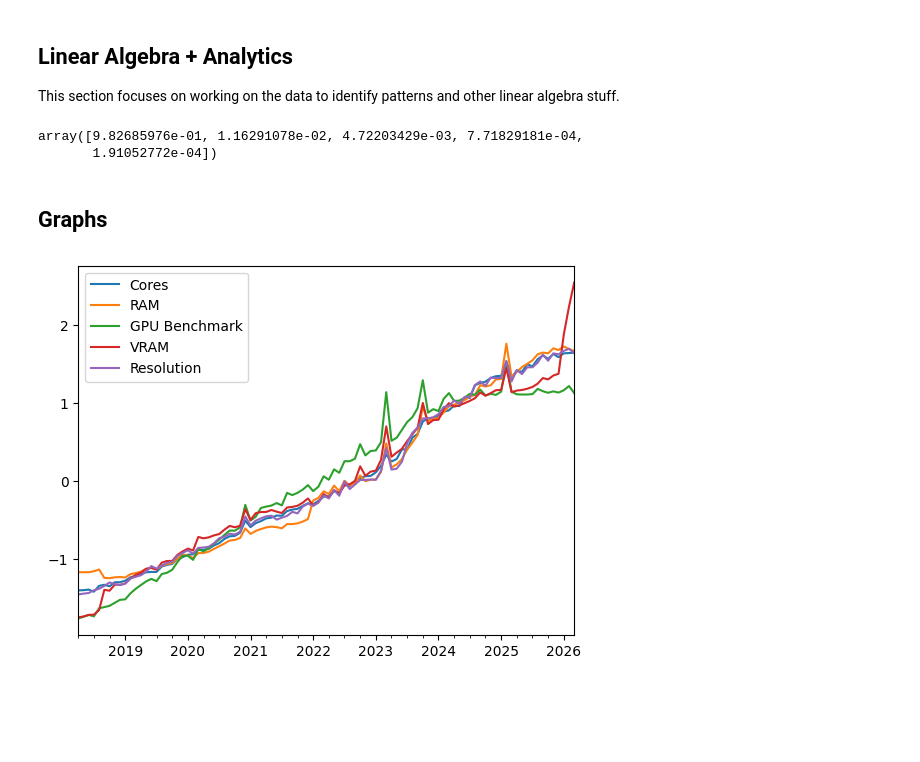
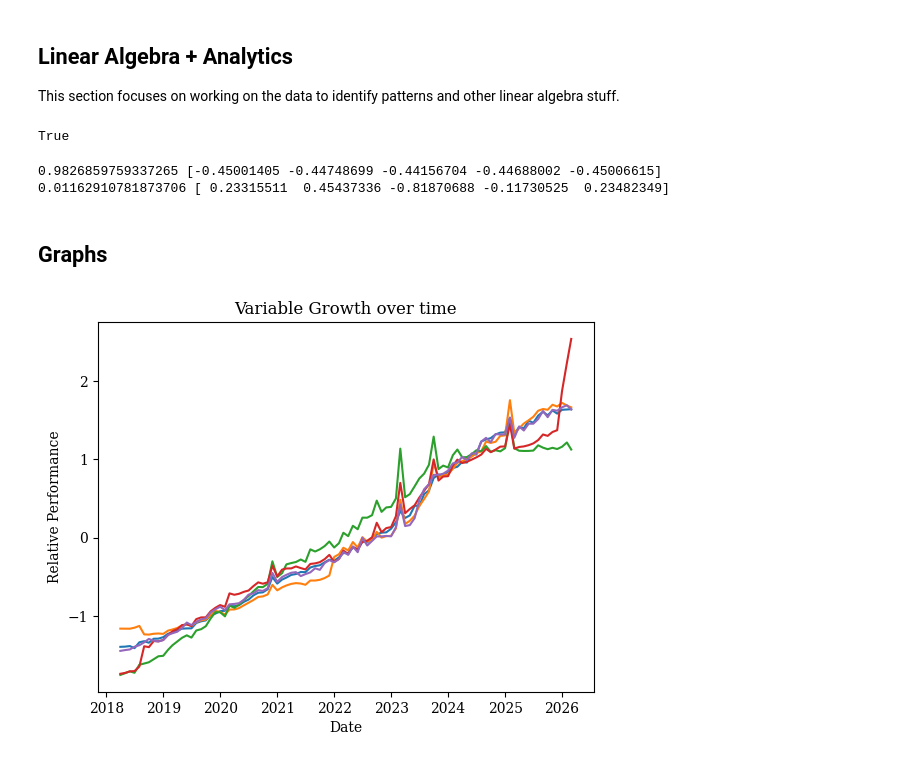
Before and after one commit to PiotrWey/SteamHWSAnalysis, a Jupyter notebook: analysis.ipynb, the cells around one changed output. Saved outputs shown, nothing was run; the diff lists cells and outputs as text; code cells hidden in the pictures; blank space fills up the shorter version.

Commit message:
add graphs

```diff
--- a/analysis.ipynb
+++ b/analysis.ipynb
@@ -240,37 +240,65 @@ X_std = ((matrix_df - matrix_df.mean()) / matrix_df.std()).values
 ## Linear Algebra + Analytics
 This section focuses on working on the data to identify patterns and other linear algebra stuff.
 # %%
-from scipy.linalg import eigh, svd
+from scipy.linalg import eigh
+
+# build covariance matrix
+C = np.cov(X_std, rowvar=False)
 
 # compute eigenvalues + eigenvectors from covariance matrix
-eigvals, eigvecs = eigh(np.cov(X_std, rowvar=False))
+eigvals, eigvecs = eigh(C)
 
-idx = np.argsort(eigvals)[::-1]
+# verify the diagonalisation performed in eigh(C)
+P = eigvecs
+D = np.diag(eigvals)
+P_inv = np.linalg.inv(P)
 
-eigvals = eigvals[idx]
-eigvecs = eigvecs[:, idx]
-
-eigvecs[:, 2]
-
-eigvecs.T
-
-eigvals / eigvals.sum()
+# verify that C = PDP^{-1}
+np.allclose(C, P @ D @ P_inv)
 # %% [output]
-array([9.82685976e-01, 1.16291078e-02, 4.72203429e-03, 7.71829181e-04,
-       1.91052772e-04])
+True
+# %%
+# sort the eigen{values,vectors} by eigenvalues
+idx = np.argsort(eigvals)[::-1]
+
+eigvals = eigvals[idx]
+eigvecs = eigvecs[:, idx]
+
+# explains which eigenvector explains what proportion of variation
+variance_explanation = eigvals / eigvals.sum()
+
+# display PC1 coefficients
+print(variance_explanation[0], eigvecs[:, 0])
+print(variance_explanation[1], eigvecs[:, 1])
+
+# project data onto PCA coeffs1
+X_pca = X_std @ eigvecs[:, :2]
+# %% [output]
+0.9826859759337265 [-0.45001405 -0.44748699 -0.44156704 -0.44688002 -0.45006615]
+0.01162910781873706 [ 0.23315511  0.45437336 -0.81870688 -0.11730525  0.23482349]
 # %% [markdown]
 ## Graphs
 # %%
 # generate some graphs of the data
 from dateutil.relativedelta import relativedelta
+import matplotlib as mpl
+from matplotlib import pyplot
+
+mpl.rcParams["font.family"] = "serif"
 
 std_df = pd.DataFrame(
   X_std,
   columns = ["Cores", "RAM", "GPU Benchmark", "VRAM", "Resolution"]
 )
 
 std_df.index = [ dt.datetime(2018, 4, 1) + relativedelta(months=i) for i in range(96) ]
 
-plot = std_df.plot()
+fig, ax = pyplot.subplots()
+ax.plot(std_df)
+ax.set_xlabel("Date")
+ax.set_ylabel("Relative Performance")
+ax.set_title("Variable Growth over time")
+
+pyplot.savefig("var_growth.pdf")
 # %% [output]
-[figure, old version]
+[figure, new version]
```
Also changed, not shown: parts of 1 cell of this notebook, 2 other files.
